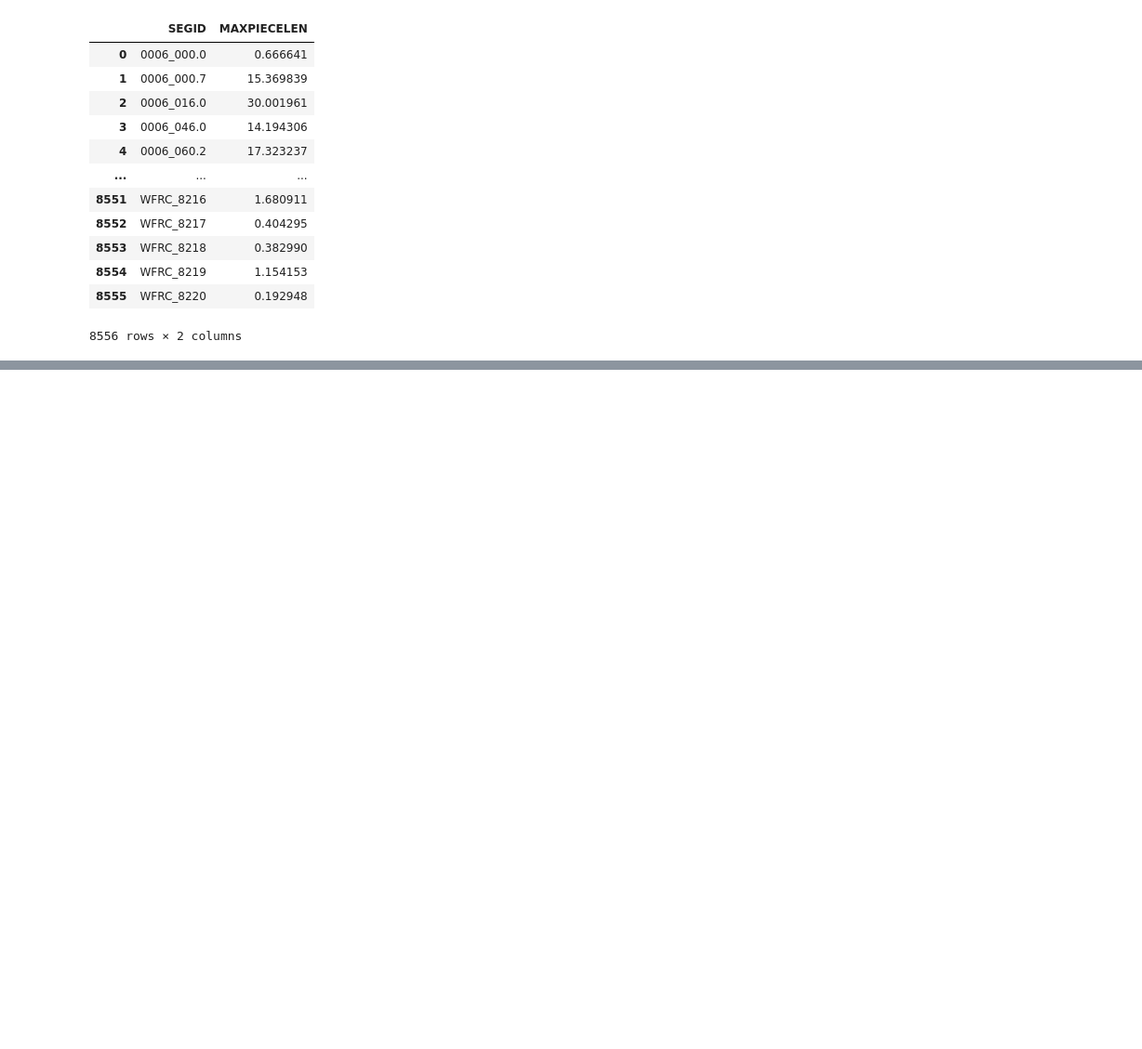
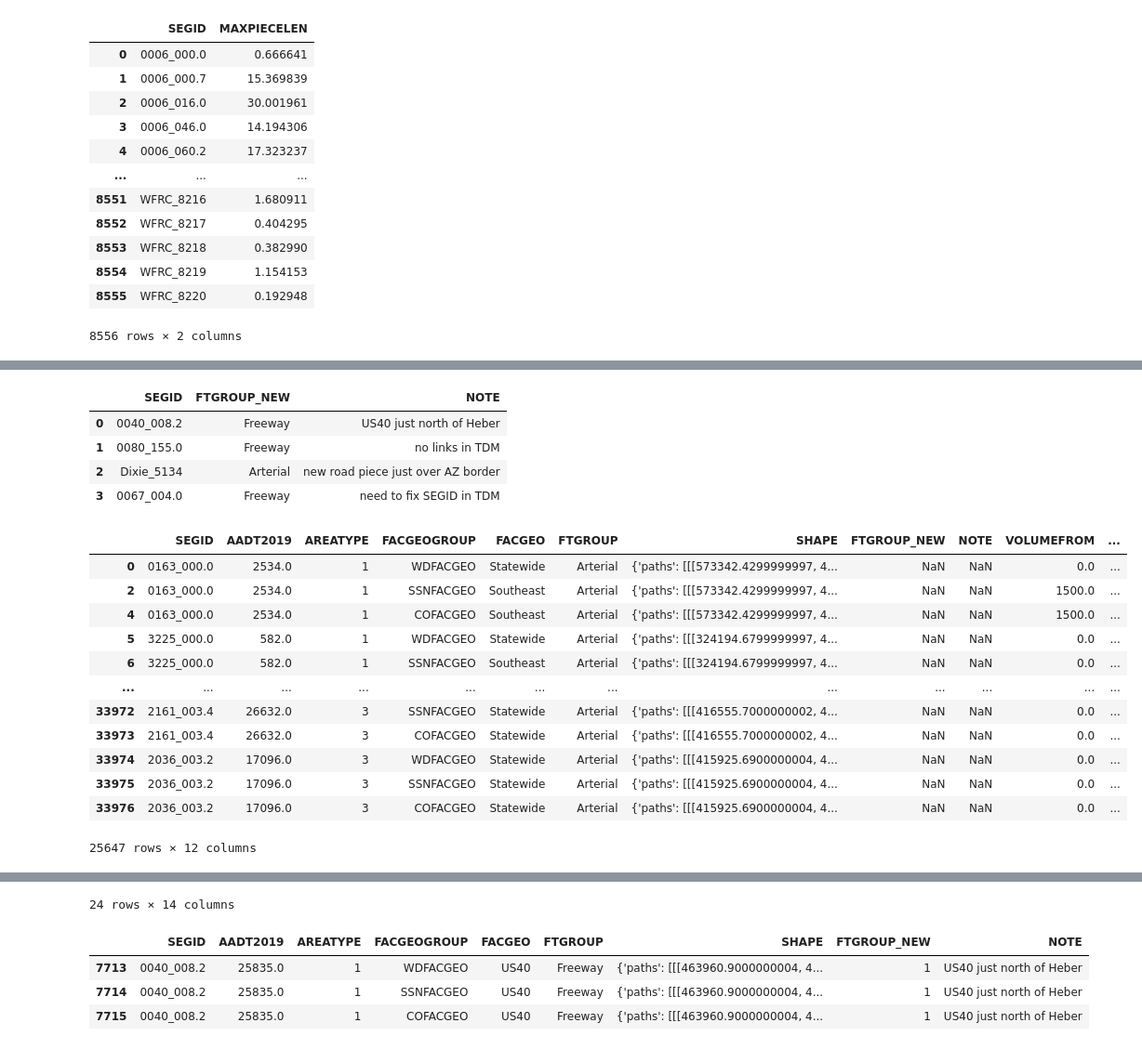
Before and after one commit to WFRCAnalytics/DATA-UDOT-Segment-Factors, a Jupyter notebook: 8_Prepare-Segments.ipynb, the cells around one changed output, grey strips where cells are left out. Shown at 93% size. Drawn from its saved outputs; the diff is of its cells as text; code cells hidden in the pictures; blank space fills up the shorter version.

```diff
--- a/8_Prepare-Segments.ipynb
+++ b/8_Prepare-Segments.ipynb
@@ -664,0 +1221,46 @@ dfSegmentsGeo
+# %%
+#FT Overrides
+dfFTGroupOverride = pd.read_csv(fnFTGroupOverride)
+display(dfFTGroupOverride)
+
+sdfSegFacMatch_FTOverride = pd.DataFrame.merge(sdfSegAADTATGeoFTGroup_wOverrides,dfFTGroupOverride,on='SEGID',how='left')
+
+#override FTGROUP
+sdfSegFacMatch_FTOverride.loc[~(sdfSegFacMatch_FTOverride['FTGROUP_NEW'].isna()),'FTGROUP'] = sdfSegFacMatch_FTOverride['FTGROUP_NEW']
+
+#change to FTGROUP_NEW to flag
+sdfSegFacMatch_FTOverride.loc[~(sdfSegFacMatch_FTOverride['FTGROUP_NEW'].isna()),'FTGROUP_NEW'] = 1
+
+#show overriden records
+sdfSegFacMatch_FTOverride[sdfSegAADTATGeoFTGroup_wOverrides_FTOverride['FTGROUP_NEW']==1]
+
+sdfSegFacMatch = pd.DataFrame.merge(sdfSegFacMatch_FTOverride,dfFacFieldLookup,on=('FACGEOGROUP','FACGEO','FTGROUP','AREATYPE'),how='left')
+
+sdfSegFacMatch = sdfSegFacMatch[((sdfSegFacMatch['AADT2019']>=sdfSegFacMatch['VOLUMEFROM']) & (sdfSegFacMatch['AADT2019']<sdfSegFacMatch['VOLUMETO']))]
+#show rows with matching records
+display(sdfSegFacMatch)
+
+sdfSegFacMatch2 = pd.DataFrame.merge(sdfSegFacMatch_FTOverride,sdfSegFacMatch,on=('SEGID','FACGEOGROUP','FACGEO','FTGROUP','AREATYPE','AADT2019','SHAPE'),how='left')
+display(sdfSegFacMatch2[sdfSegFacMatch2['STATIONGROUP'].isna()])
+
+#sdfSegFactMatchingFields = sdfSegFactMatchingFields[['SEGID','AADT2019','AREATYPE','DOWCANYON','FACGEO','FTGROUP','SHAPE']]
+#display(sdfSegFactMatchingFields)
+# %% [output]
+|  | SEGID | FTGROUP_NEW | NOTE |
+| 0 | 0040_008.2 | Freeway | US40 just north of Heber |
+| 1 | 0080_155.0 | Freeway | no links in TDM |
+| 2 | Dixie_5134 | Arterial | new road piece just over AZ border |
+| 3 | 0067_004.0 | Freeway | need to fix SEGID in TDM |
+|  | SEGID | AADT2019 | AREATYPE | FACGEOGROUP | FACGEO | FTGROUP | SHAPE | FTGROUP_NEW | NOTE | VOLUMEFROM | ... |
+| 0 | 0163_000.0 | 2534.0 | 1 | WDFACGEO | Statewide | Arterial | {'paths': [[[573342.4299999997, 4... | NaN | NaN | 0.0 | ... |
+| 2 | 0163_000.0 | 2534.0 | 1 | SSNFACGEO | Southeast | Arterial | {'paths': [[[573342.4299999997, 4... | NaN | NaN | 1500.0 | ... |
+| 4 | 0163_000.0 | 2534.0 | 1 | COFACGEO | Southeast | Arterial | {'paths': [[[573342.4299999997, 4... | NaN | NaN | 1500.0 | ... |
+| 5 | 3225_000.0 | 582.0 | 1 | WDFACGEO | Statewide | Arterial | {'paths': [[[324194.6799999997, 4... | NaN | NaN | 0.0 | ... |
+| 6 | 3225_000.0 | 582.0 | 1 | SSNFACGEO | Southeast | Arterial | {'paths': [[[324194.6799999997, 4... | NaN | NaN | 0.0 | ... |
+| ... | ... | ... | ... | ... | ... | ... | ... | ... | ... | ... | ... |
+| 33972 | 2161_003.4 | 26632.0 | 3 | SSNFACGEO | Statewide | Arterial | {'paths': [[[416555.7000000002, 4... | NaN | NaN | 0.0 | ... |
+| 33973 | 2161_003.4 | 26632.0 | 3 | COFACGEO | Statewide | Arterial | {'paths': [[[416555.7000000002, 4... | NaN | NaN | 0.0 | ... |
+| 33974 | 2036_003.2 | 17096.0 | 3 | WDFACGEO | Statewide | Arterial | {'paths': [[[415925.6900000004, 4... | NaN | NaN | 0.0 | ... |
+| 33975 | 2036_003.2 | 17096.0 | 3 | SSNFACGEO | Statewide | Arterial | {'paths': [[[415925.6900000004, 4... | NaN | NaN | 0.0 | ... |
+| 33976 | 2036_003.2 | 17096.0 | 3 | COFACGEO | Statewide | Arterial | {'paths': [[[415925.6900000004, 4... | NaN | NaN | 0.0 | ... |
+25647 rows × 12 columns
@@ -664,0 +1279,8 @@ dfSegmentsGeo
+24 rows × 14 columns
+# %%
+sdfSegFacMatch_FTOverride[sdfSegFacMatch_FTOverride['SEGID']=='0040_008.2']
+# %% [output]
+|  | SEGID | AADT2019 | AREATYPE | FACGEOGROUP | FACGEO | FTGROUP | SHAPE | FTGROUP_NEW | NOTE |
+| 7713 | 0040_008.2 | 25835.0 | 1 | WDFACGEO | US40 | Freeway | {'paths': [[[463960.9000000004, 4... | 1 | US40 just north of Heber |
+| 7714 | 0040_008.2 | 25835.0 | 1 | SSNFACGEO | US40 | Freeway | {'paths': [[[463960.9000000004, 4... | 1 | US40 just north of Heber |
+| 7715 | 0040_008.2 | 25835.0 | 1 | COFACGEO | US40 | Freeway | {'paths': [[[463960.9000000004, 4... | 1 | US40 just north of Heber |
```
Also changed, not shown: parts of 71 cells of this notebook, 55 other files.
